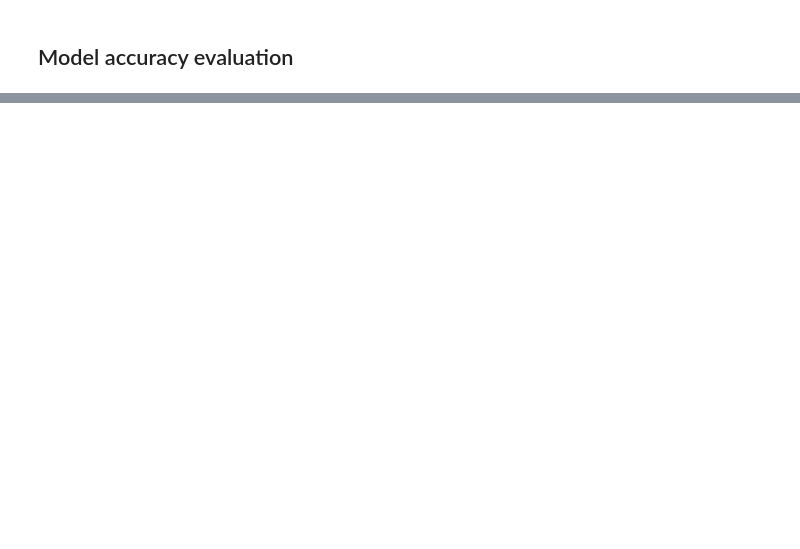
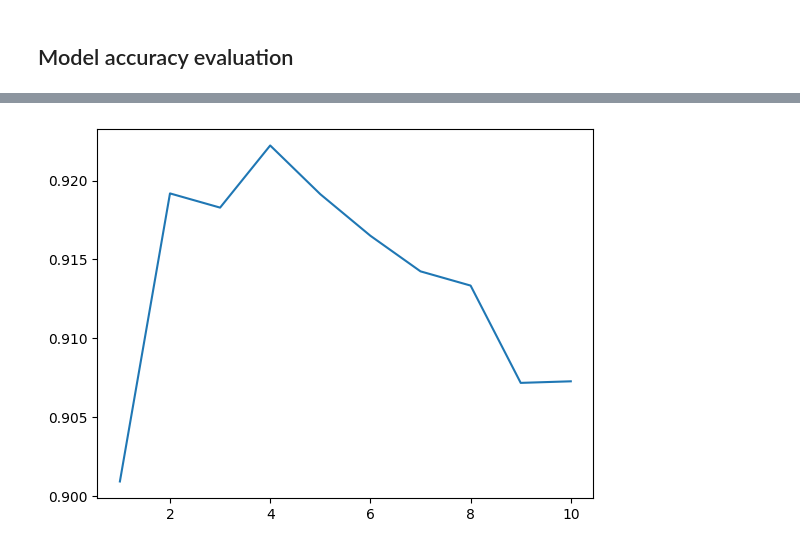
Before and after one commit to stefs2/COSC325-Final-Project, a Jupyter notebook: XGBoost/xgb.ipynb, the cells around one changed output, grey strips where cells are left out. Saved outputs shown, nothing was run; the diff lists cells and outputs as text; code cells hidden in the pictures; blank space fills up the shorter version.

```diff
--- a/XGBoost/xgb.ipynb
+++ b/XGBoost/xgb.ipynb
@@ -79 +89,6 @@ R-squared: 0.91
+# %%
+plt.plot(depths, r2_list)
+plt.show()
+# %% [output]
+[figure, added]
 # %%
```
Also changed, not shown: parts of 5 cells of this notebook, 1 other file.
